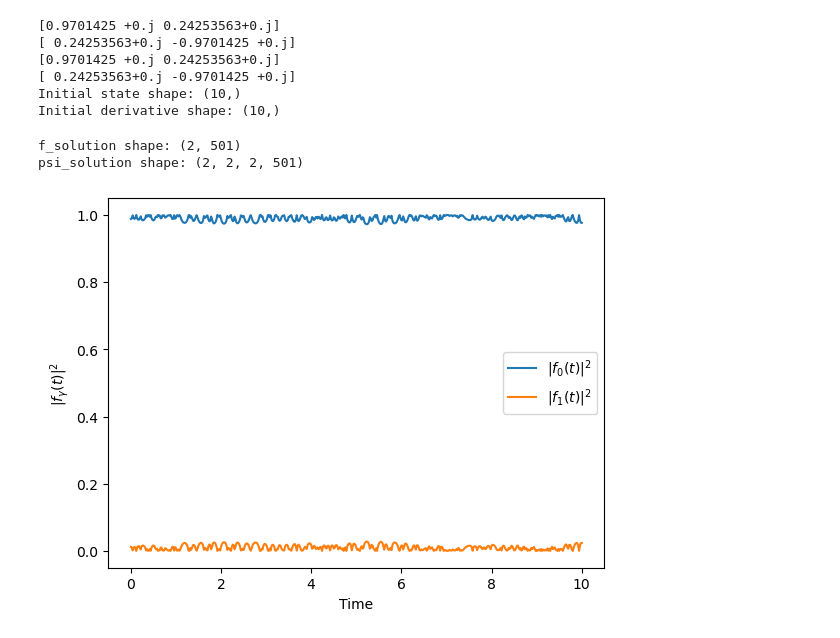
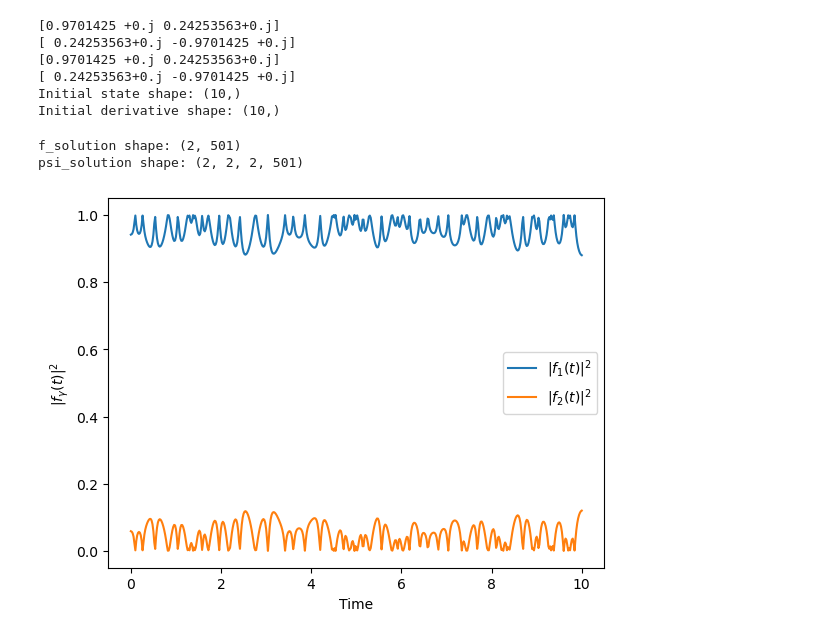
Before and after one commit to annabirke/Honours_entangle_magic, a Jupyter notebook: 2_slater_14July.ipynb, the cells around one changed output. Cells and saved outputs as stored; diff of their text form; code cells hidden in the pictures.

```diff
--- a/2_slater_14July.ipynb
+++ b/2_slater_14July.ipynb
@@ -191,7 +166,7 @@ def coupled_rhs(t,y,H,N):
     return np.concatenate(( d_f, d_psi.ravel() ))
 # %%
 # initial conditions
-f0 = np.array([0.9,0.1])
+f0 = np.array([0.8,0.2])
 f0 /= np.linalg.norm(f0)
 
 psi0 = np.zeros((N, 2, 2), dtype=complex)
@@ -240,39 +215,39 @@ solution = solve_ivp(
     t_span = (t_list[0],t_list[-1]),
     y0 = y0,
     t_eval = t_list,
-    method = "DOP853",
+    method = "DOP853", # got same result with BDF for a calculation
     rtol=1e-9,
     atol=1e-11,
 )
 
 if not solution.success:
     raise RuntimeError(
         f"Integration failed: {solution.message}"
     )
 
 f_solution = solution.y[:N, :]
 psi_solution = solution.y[N:,:].reshape(N,2,2,len(solution.t))
 print("f_solution shape:", f_solution.shape)
 print("psi_solution shape:", psi_solution.shape)
 
 f_gamma0 = f_solution[0, :]
 psi_gamma0_particle1_L = psi_solution[0, 0, 0, :]
 psi_gamma0_particle1_R = psi_solution[0, 0, 1, :]
 psi_gamma0_particle2_L = psi_solution[0, 1, 0, :]
 psi_gamma0_particle2_R = psi_solution[0, 1, 1, :]
 
 for gamma in range(N):
     plt.plot(
         solution.t,
         np.abs(f_solution[gamma, :])**2,
-        label=fr"$|f_{{{gamma}}}(t)|^2$" )
+        label=fr"$|f_{{{gamma+1}}}(t)|^2$" )
 plt.xlabel("Time")
 plt.ylabel(r"$|f_\gamma(t)|^2$")
 plt.legend()
 plt.show()
 # %% [output]
 f_solution shape: (2, 501)
 psi_solution shape: (2, 2, 2, 501)
-[figure, old version]
+[figure, new version]
 # %%
 plt.plot(solution.t,np.abs(f_solution[0, :])**2+np.abs(f_solution[1, :])**2-1)
```
Also changed, not shown: parts of 7 cells of this notebook, 1 other file.
